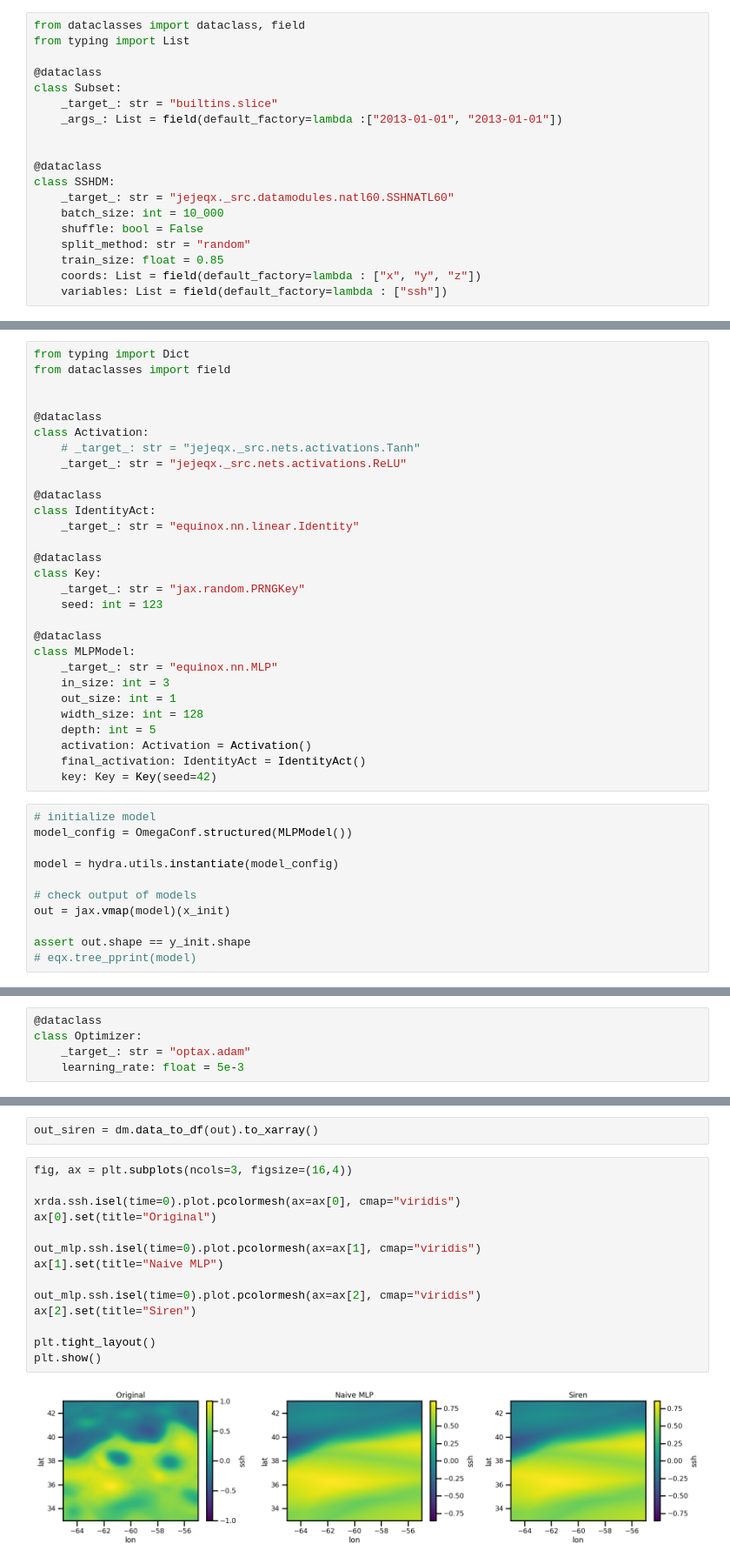
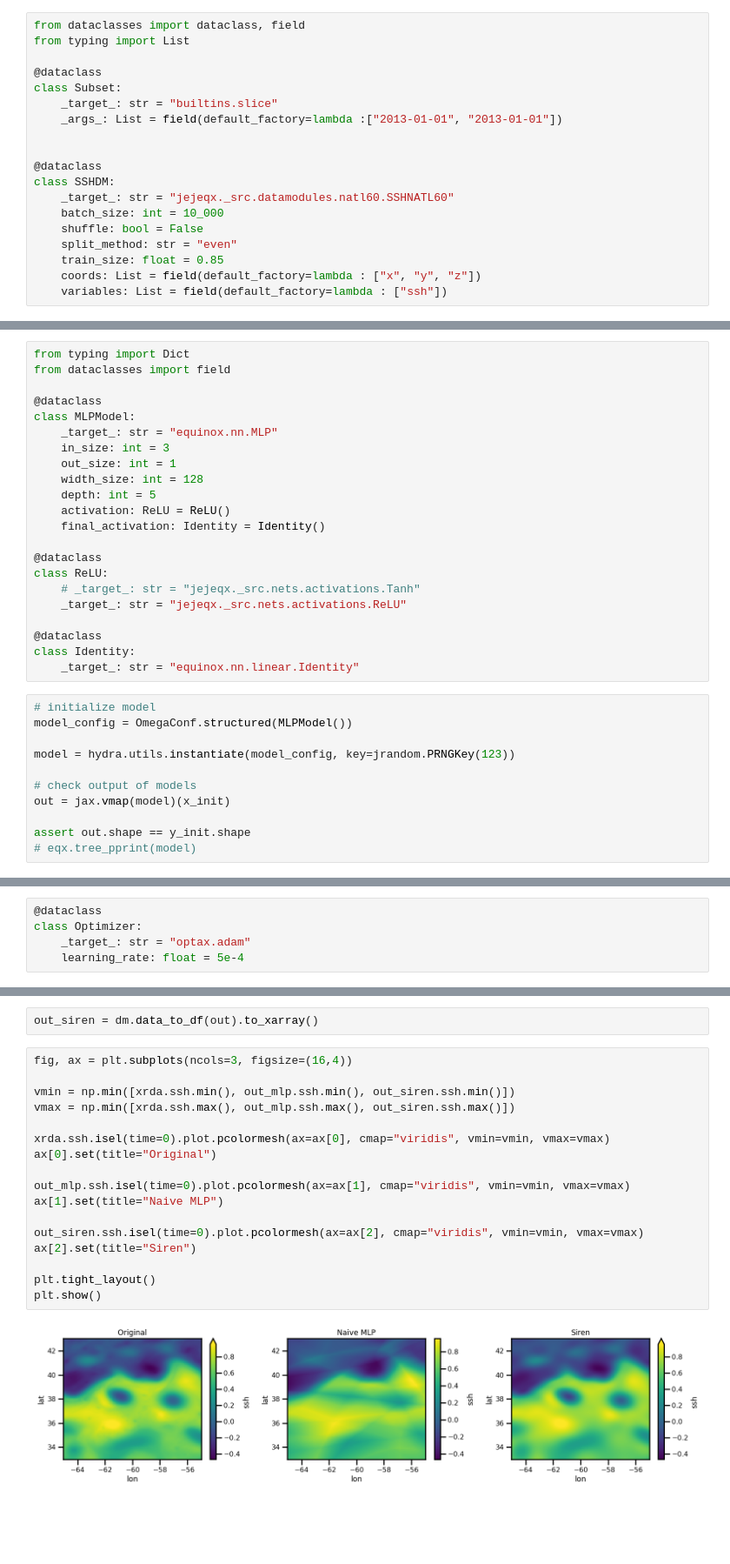
Before and after one commit to jejjohnson/jejeqx, a Jupyter notebook: notebooks/dev/nerfs/1.2_gradients.ipynb, the cells around one changed output, grey strips where cells are left out. Shown at 87% size. Drawn from its saved outputs; the diff is of its cells as text; blank space fills up the shorter version.

```diff
--- a/notebooks/dev/nerfs/1.2_gradients.ipynb
+++ b/notebooks/dev/nerfs/1.2_gradients.ipynb
@@ -101,7 +101,7 @@ class SSHDM:
     _target_: str = "jejeqx._src.datamodules.natl60.SSHNATL60"
     batch_size: int = 10_000
     shuffle: bool = False
-    split_method: str = "random"
+    split_method: str = "even"
     train_size: float = 0.85
     coords: List = field(default_factory=lambda : ["x", "y", "z"])
     variables: List = field(default_factory=lambda : ["ssh"])
@@ -221,21 +219,6 @@ $$
 # %%
 from typing import Dict
 from dataclasses import field
-
-
-@dataclass
-class Activation:
-    # _target_: str = "jejeqx._src.nets.activations.Tanh"
-    _target_: str = "jejeqx._src.nets.activations.ReLU"
-
-@dataclass
-class IdentityAct:
-    _target_: str = "equinox.nn.linear.Identity"
-
-@dataclass
-class Key:
-    _target_: str = "jax.random.PRNGKey"
-    seed: int = 123
 
 @dataclass
 class MLPModel:
@@ -244,14 +227,22 @@ class MLPModel:
     out_size: int = 1
     width_size: int = 128
     depth: int = 5
-    activation: Activation = Activation()
-    final_activation: IdentityAct = IdentityAct()
-    key: Key = Key(seed=42)
+    activation: ReLU = ReLU()
+    final_activation: Identity = Identity()
+
+@dataclass
+class ReLU:
+    # _target_: str = "jejeqx._src.nets.activations.Tanh"
+    _target_: str = "jejeqx._src.nets.activations.ReLU"
+
+@dataclass
+class Identity:
+    _target_: str = "equinox.nn.linear.Identity"
 # %%
 # initialize model
 model_config = OmegaConf.structured(MLPModel())
 
-model = hydra.utils.instantiate(model_config)
+model = hydra.utils.instantiate(model_config, key=jrandom.PRNGKey(123))
 
 # check output of models
 out = jax.vmap(model)(x_init)
@@ -266,7 +257,7 @@ For this, we will use a simple adam optimizer with a `learning_rate` of 1e-4. Fr
 @dataclass
 class Optimizer:
     _target_: str = "optax.adam"
-    learning_rate: float = 5e-3
+    learning_rate: float = 5e-4
 # %%
 optim_config = OmegaConf.structured(Optimizer())
 
@@ -482,16 +477,19 @@ out_siren = dm.data_to_df(out).to_xarray()
 # %%
 fig, ax = plt.subplots(ncols=3, figsize=(16,4))
 
-xrda.ssh.isel(time=0).plot.pcolormesh(ax=ax[0], cmap="viridis")
+vmin = np.min([xrda.ssh.min(), out_mlp.ssh.min(), out_siren.ssh.min()])
+vmax = np.min([xrda.ssh.max(), out_mlp.ssh.max(), out_siren.ssh.max()])
+
+xrda.ssh.isel(time=0).plot.pcolormesh(ax=ax[0], cmap="viridis", vmin=vmin, vmax=vmax)
 ax[0].set(title="Original")
 
-out_mlp.ssh.isel(time=0).plot.pcolormesh(ax=ax[1], cmap="viridis")
+out_mlp.ssh.isel(time=0).plot.pcolormesh(ax=ax[1], cmap="viridis", vmin=vmin, vmax=vmax)
 ax[1].set(title="Naive MLP")
 
-out_mlp.ssh.isel(time=0).plot.pcolormesh(ax=ax[2], cmap="viridis")
+out_siren.ssh.isel(time=0).plot.pcolormesh(ax=ax[2], cmap="viridis", vmin=vmin, vmax=vmax)
 ax[2].set(title="Siren")
 
 plt.tight_layout()
 plt.show()
 # %% [output]
-[figure, old version]
+[figure, new version]
```
Also changed, not shown: parts of 10 cells of this notebook, 1 other file.
